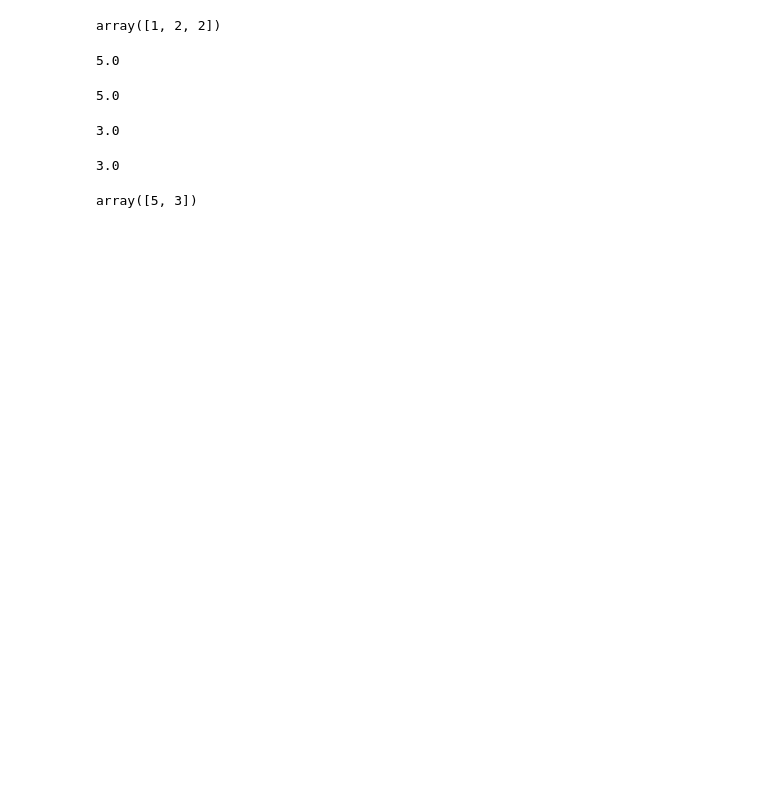
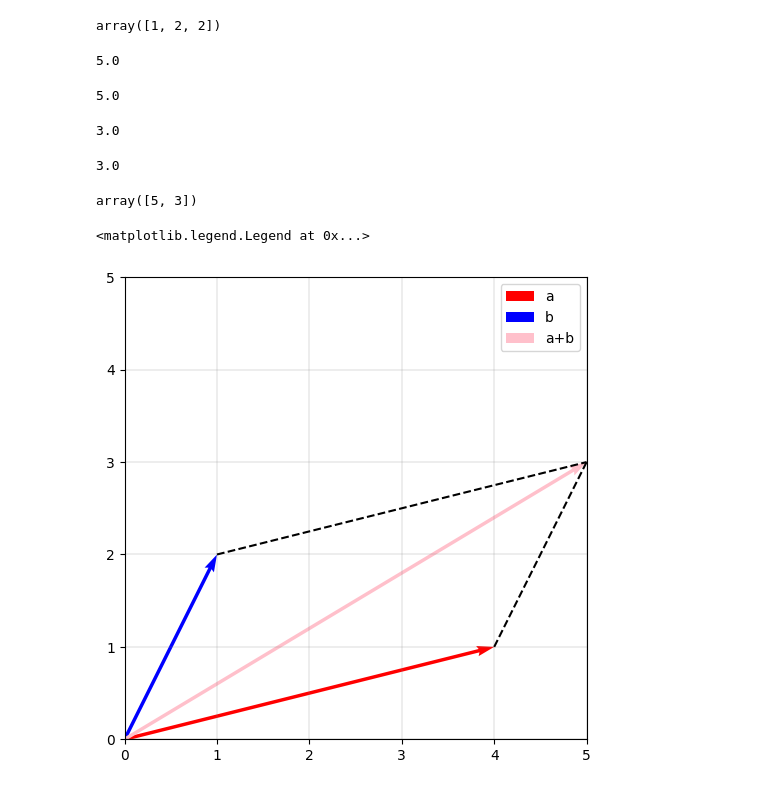
Before and after one commit to Arch-jyh/iris_books, a Jupyter notebook: math_easy/Linear_algebra/1/exersice.ipynb, the cells around one changed output. Saved outputs shown, nothing was run; the diff lists cells and outputs as text; code cells hidden in the pictures; blank space fills up the shorter version.

```diff
--- a/math_easy/Linear_algebra/1/exersice.ipynb
+++ b/math_easy/Linear_algebra/1/exersice.ipynb
@@ -353,0 +359,52 @@ array([5, 3])
+# %%
+a_vec = np.array([4,1])
+b_vec = np.array([1,2])
+# %%
+a_plus_b = a_vec + b_vec
+# %%
+#可视化
+plt.figure(figsize = (6,6))
+
+#绘制向量a
+#1,2个参数指定起点,3,4个参数指定方向和长度(xy的两个分量)
+plt.quiver(0,0,
+           a_vec[0],a_vec[1],
+           #按照标准xy坐标轴绘制,让向量长度按照坐标轴刻度缩放,缩放比例为1(保持原样)
+           angles = 'xy',scale_units = 'xy',scale = 1,
+           #红色,图例标记为a
+           color = 'r',label = 'a')
+
+#绘制向量b
+plt.quiver(0,0,
+           b_vec[0],b_vec[1],
+           angles = 'xy',scale_units = 'xy',scale = 1,
+           color = 'b',label = 'b')
+
+#绘制向量a+b
+plt.quiver(0,0,
+           a_plus_b[0],a_plus_b[1],
+           angles = 'xy',scale_units = 'xy',scale = 1,
+           color = 'pink',label = 'a+b')
+
+#画出平行四边形另外两条线
+#函数参数第一个为x_values 第二个为y_values
+plt.plot([b_vec[0],a_plus_b[0]],
+         [b_vec[1],a_plus_b[1]],'k--')
+
+plt.plot([a_vec[0],a_plus_b[0]],
+         [a_vec[1],a_plus_b[1]],'k--')
+
+#装饰
+#坐标比例标尺一直
+plt.gca().set_aspect('equal',adjustable = 'box')
+plt.xlim(0,5);plt.ylim(0,5)
+#画出x,y轴的喝死基准线
+plt.axhline(0,color = 'black',linewidth = 0.5)
+plt.axvline(0,color = 'black',linewidth = 0.5)
+#'-'表示实线
+plt.grid(color = 'gray',alpha = 0.8,linestyle = '-',linewidth = 0.25)
+#自动读取绘图时的label绘制图例
+plt.legend()
+# %% [output]
+<matplotlib.legend.Legend at 0x...>
+[figure, added]
```
Also changed, not shown: parts of 6 cells of this notebook, 2 other files.
